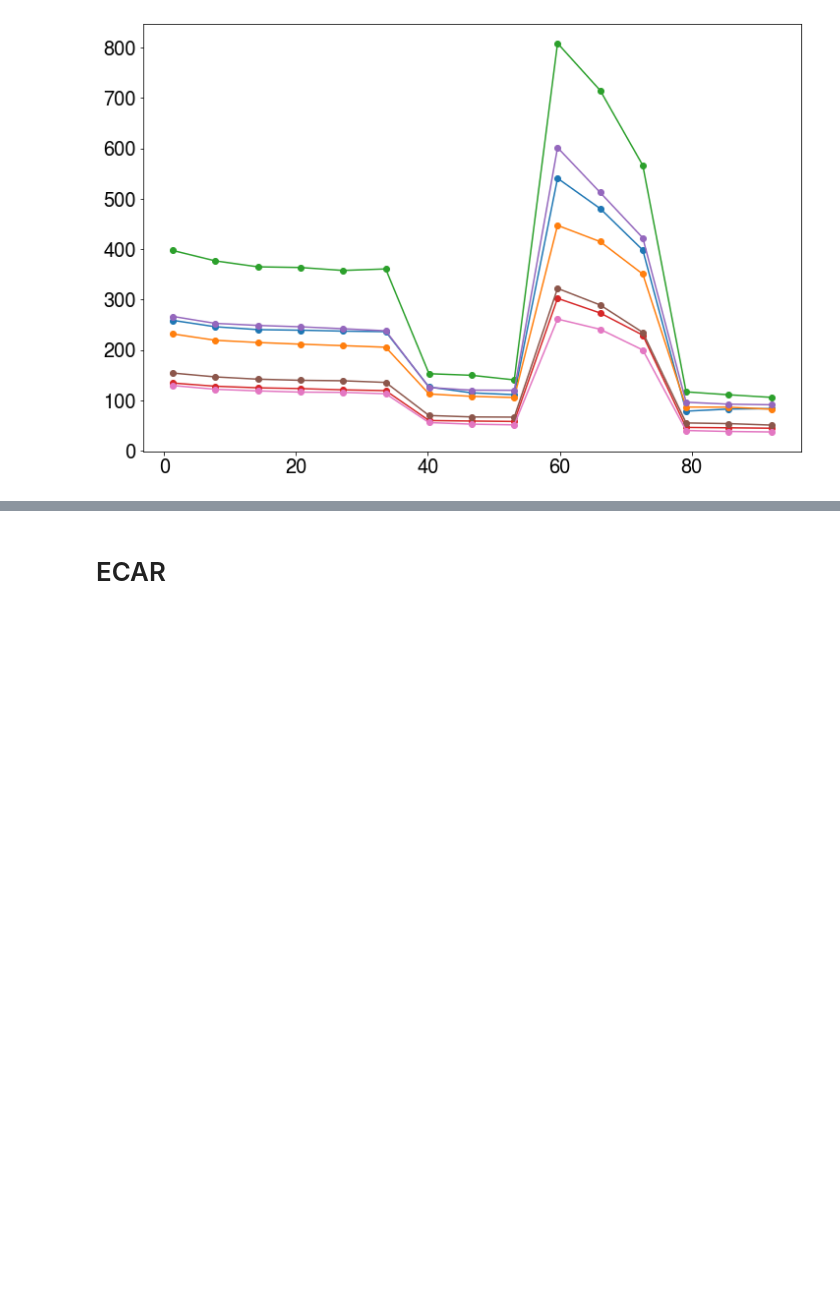
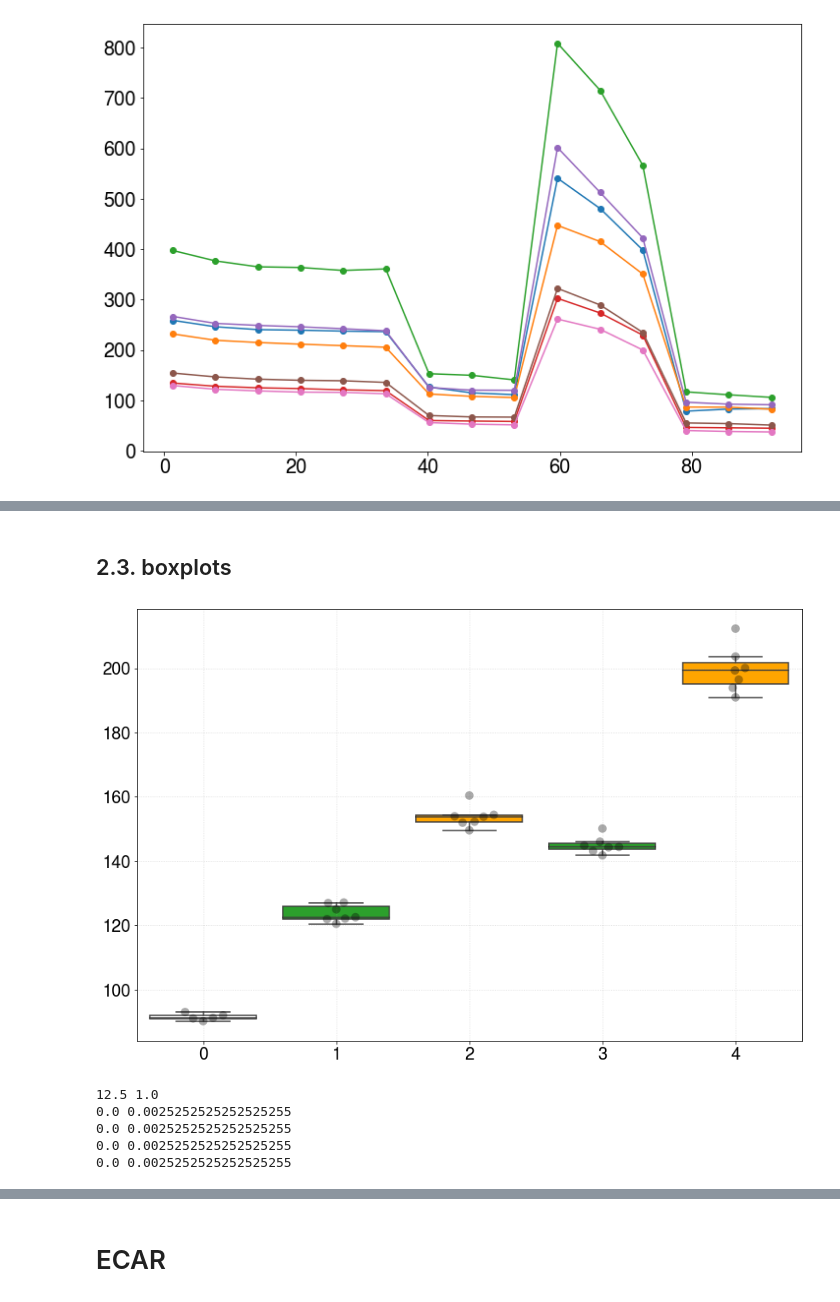
Before and after one commit to adelomana/HUVECs, a Jupyter notebook: Figure.2.seahorse/seahorse plotter v001.ipynb, the cells around one changed output, grey strips where cells are left out. Drawn from its saved outputs; the diff is of its cells as text; code cells hidden in the pictures; blank space fills up the shorter version.

```diff
--- a/Figure.2.seahorse/seahorse plotter v001.ipynb
+++ b/Figure.2.seahorse/seahorse plotter v001.ipynb
@@ -160,6 +160,9 @@ Name: time, dtype: float64
 del df
 # %% [markdown]
 # 2. Oxygen consumption rate (OCR)
+# %%
+boxplot_basal = []
+boxplot_maximal = []
 # %% [markdown]
 # 2.1. work with 4 hours data
 # %%
@@ -299,3 +331,13 @@ matplotlib.pyplot.show()
+# %%
+a = normalized_black.iloc[5, :].to_list()
+b = normalized_green.iloc[5, :].to_list()
+c = normalized_orange.iloc[5, :].to_list()
+boxplot_basal.append(a); boxplot_basal.append(b); boxplot_basal.append(c)
+
+a = normalized_black.iloc[9, :].to_list()
+b =  normalized_green.iloc[9, :].to_list()
+c = normalized_orange.iloc[9, :].to_list()
+boxplot_maximal.append(a); boxplot_maximal.append(b); boxplot_maximal.append(c)
 # %% [markdown]
 ### 2.1.5. statistical differences
 # %%
@@ -484,0 +486,8 @@ five: significant 0.0025252525252525255
+# %%
+b = normalized_green.iloc[5, :].to_list()
+c = normalized_orange.iloc[5, :].to_list()
+boxplot_basal.append(b); boxplot_basal.append(c)
+
+b = normalized_green.iloc[9, :].to_list()
+c = normalized_orange.iloc[9, :].to_list()
+boxplot_maximal.append(b); boxplot_maximal.append(c)
@@ -484,0 +530,28 @@ five: significant 0.0025252525252525255
+# %% [markdown]
+## 2.3. boxplots
+# %%
+canvas = seaborn.boxplot(data=boxplot_basal, showfliers=False)
+canvas.artists[0].set_facecolor('white')
+canvas.artists[1].set_facecolor('#2CA02C')
+canvas.artists[2].set_facecolor('#FFA500')
+canvas.artists[3].set_facecolor('#2CA02C')
+canvas.artists[4].set_facecolor('#FFA500')
+
+seaborn.swarmplot(data=boxplot_basal, color='black', alpha=1/3, size=10)
+
+matplotlib.pyplot.grid(ls=':', alpha=0.5)
+matplotlib.pyplot.tight_layout()
+
+matplotlib.pyplot.savefig('ocr.basal.svg')
+# %% [output]
+[figure, added]
+# %%
+for i in range(len(boxplot_basal)):
+    stat, pvalue = scipy.stats.mannwhitneyu(boxplot_basal[0], boxplot_basal[i])
+    print(stat, pvalue)
+# %% [output]
+12.5 1.0
+0.0 0.0025252525252525255
+0.0 0.0025252525252525255
+0.0 0.0025252525252525255
+0.0 0.0025252525252525255
```
Also changed, not shown: parts of 37 cells of this notebook.
